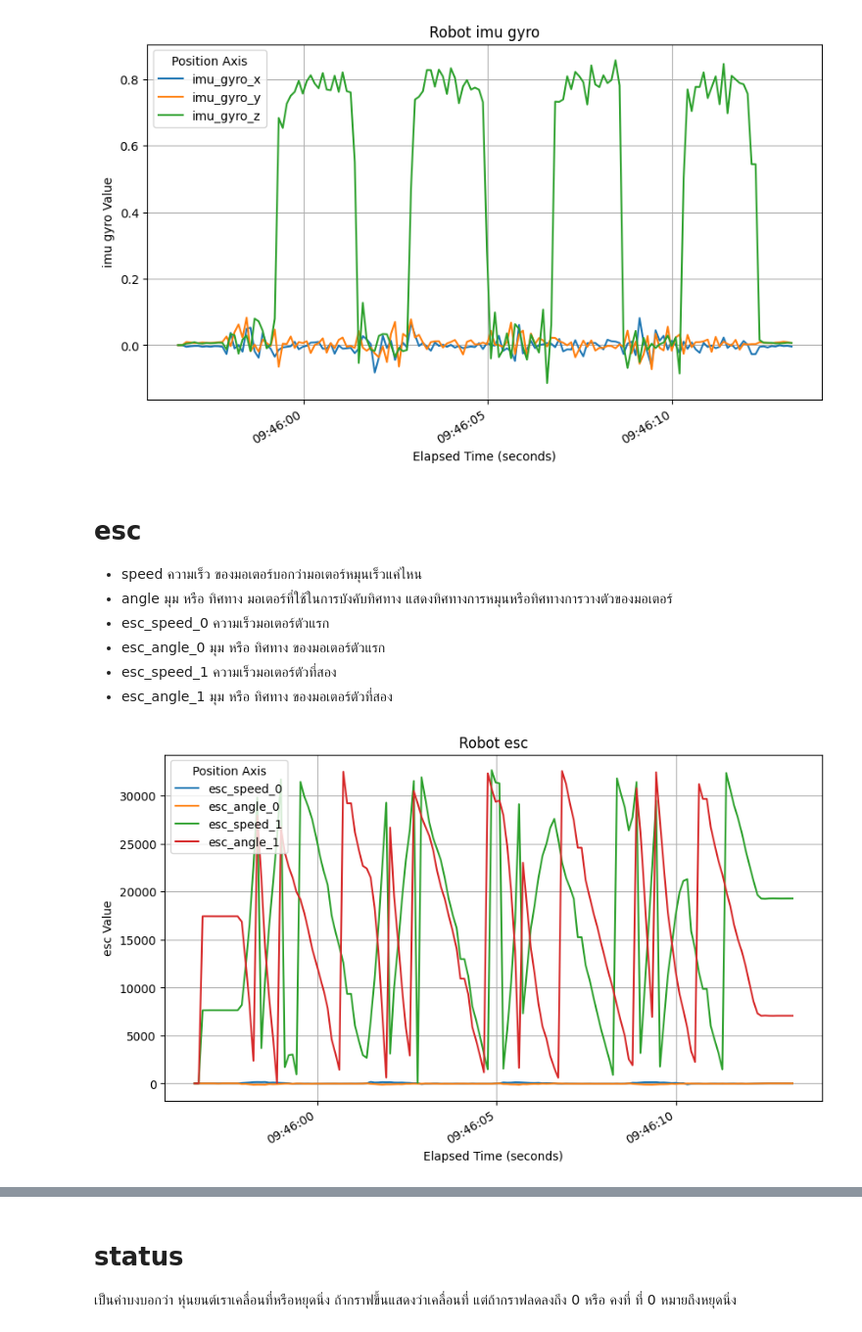
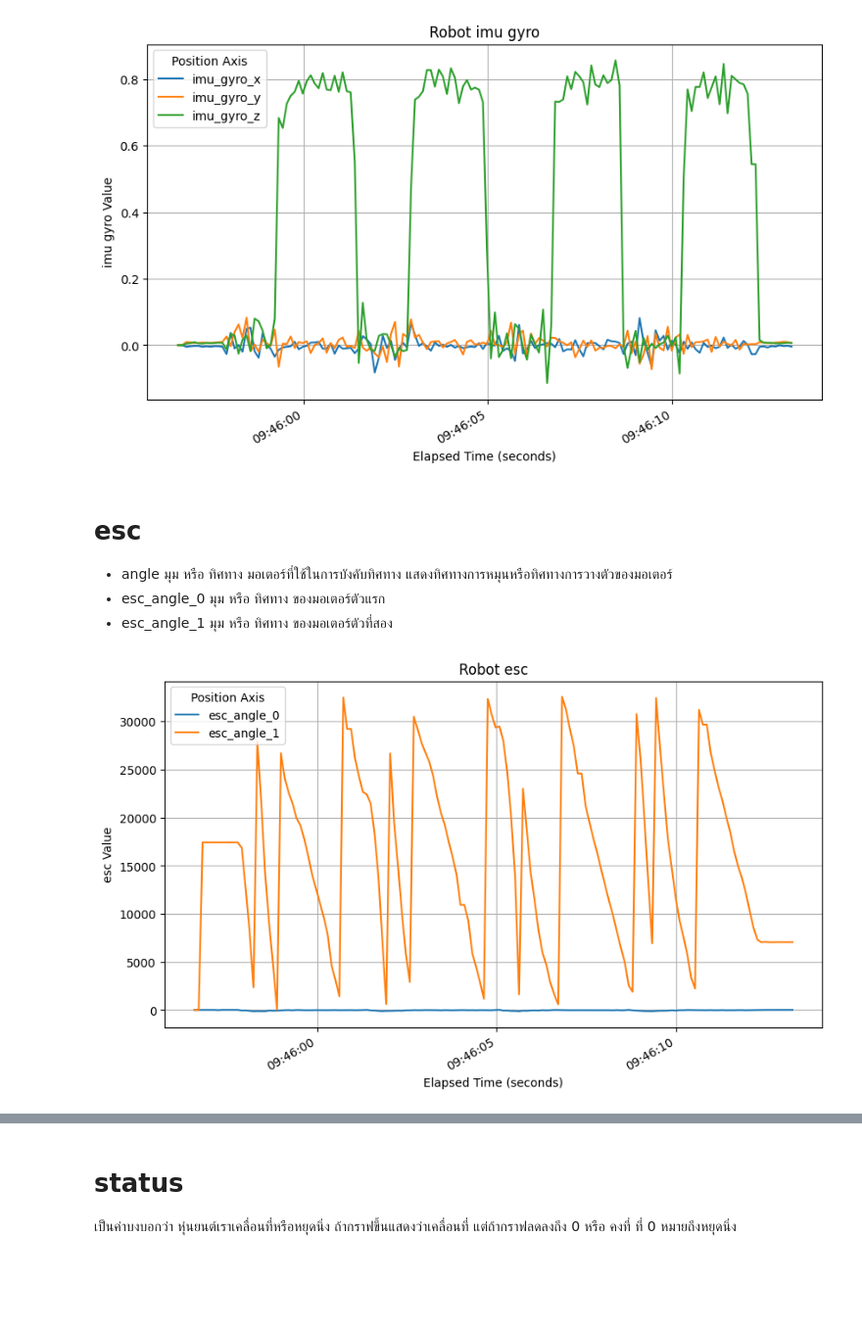
Before and after one commit to Klong1212/Robotmaster, a Jupyter notebook: plot.ipynb, the cells around one changed output, grey strips where cells are left out. Shown at 98% size. Cells and saved outputs as stored; diff of their text form; code cells hidden in the pictures; blank space fills up the shorter version.

Commit message:
separate esc sensor  speed and angle

```diff
--- a/plot.ipynb
+++ b/plot.ipynb
@@ -75,21 +75,18 @@ plt.show()
 [figure]
 # %% [markdown]
 # esc
-- speed ความเร็ว ของมอเตอร์บอกว่ามอเตอร์หมุนเร็วแค่ไหน
 - angle มุม หรือ ทิศทาง มอเตอร์ที่ใช้ในการบังคับทิศทาง แสดงทิศทางการหมุนหรือทิศทางการวางตัวของมอเตอร์
-- esc_speed_0 ความเร็วมอเตอร์ตัวแรก
 - esc_angle_0 มุม หรือ ทิศทาง ของมอเตอร์ตัวแรก
-- esc_speed_1 ความเร็วมอเตอร์ตัวที่สอง
 - esc_angle_1 มุม หรือ ทิศทาง ของมอเตอร์ตัวที่สอง
 # %%
-esc_cols = ['esc_speed_0', 'esc_angle_0', 'esc_speed_1', 'esc_angle_1']
+esc_cols = [ 'esc_angle_0', 'esc_angle_1']
 plt.figure(figsize=(10, 6))
 df.plot(x='timestamp', y=esc_cols, ax=plt.gca())
 plt.title('Robot esc')
 plt.xlabel('Elapsed Time (seconds)')
 plt.ylabel('esc Value')
 plt.grid(True)
 plt.legend(title='Position Axis')
 plt.show()
 # %% [output]
-[figure, old version]
+[figure, new version]
```
Also changed, not shown: parts of 2 cells of this notebook.
